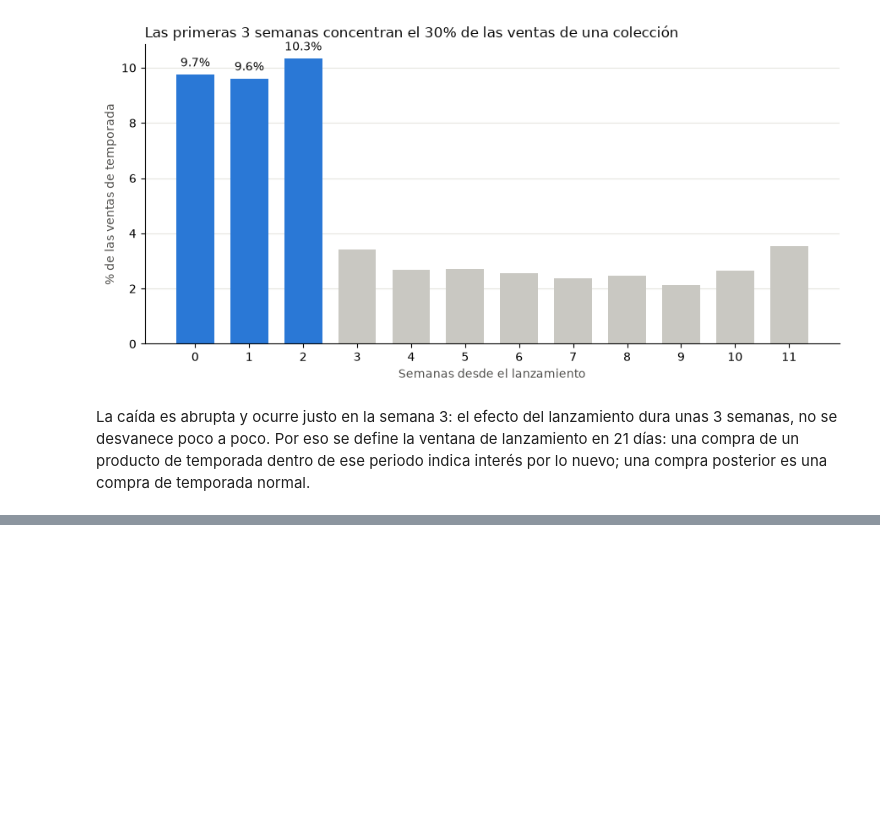
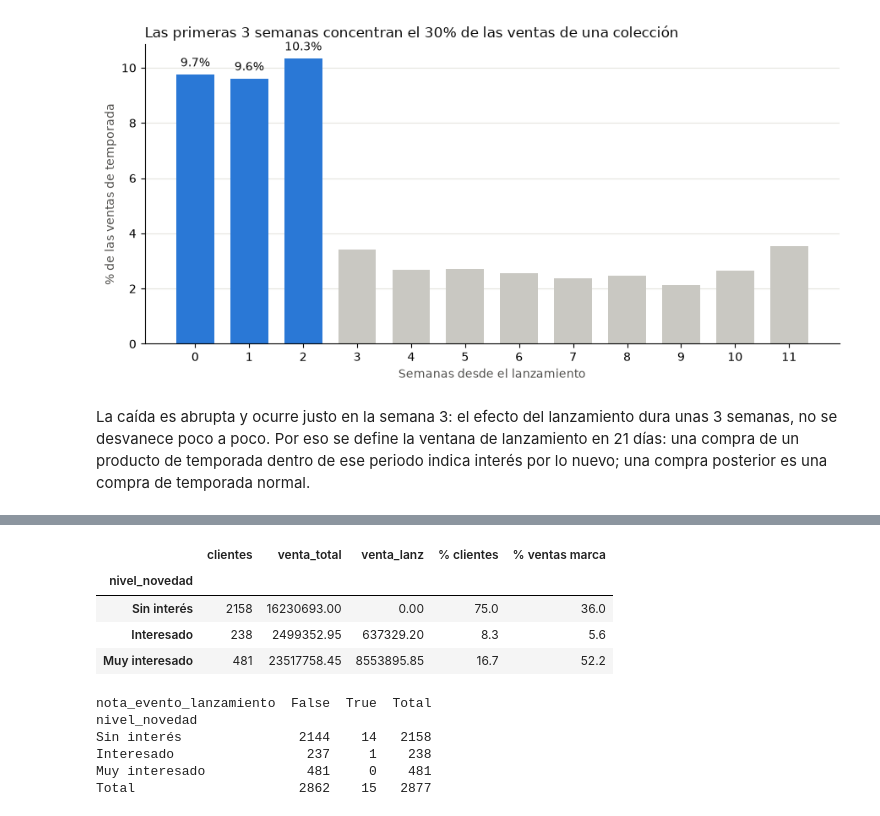
Before and after one commit to Edmh1/retail-customer-analytics, a Jupyter notebook: notebooks/02_analisis.ipynb, the cells around one changed output, grey strips where cells are left out. Cells and saved outputs as stored; diff of their text form; code cells hidden in the pictures; blank space fills up the shorter version.

Commit message:
feat: identificar clientes interesados en nuevas colecciones

```diff
--- a/notebooks/02_analisis.ipynb
+++ b/notebooks/02_analisis.ipynb
@@ -197,0 +209,38 @@ La caída es abrupta y ocurre justo en la semana 3: el efecto del lanzamiento du
+# %%
+VENTANA_DIAS = 21
+
+col = ventas_cli[ventas_cli["coleccion_valida"] & (ventas_cli["coleccion"] != "BASICOS")].copy()
+col["compra_lanzamiento"] = (col["dias_desde_lanz"] >= 0) & (col["dias_desde_lanz"] < VENTANA_DIAS)
+
+# Por cliente: en cuántos lanzamientos compró y cuánto gastó en ellos
+lanz = (col[col["compra_lanzamiento"]].groupby("customer_id")
+        .agg(colecciones_lanz=("coleccion", "nunique"), venta_lanz=("venta_neta", "sum")))
+
+clientes = ventas_cli.groupby("customer_id").agg(venta_total=("venta_neta", "sum"))
+clientes = clientes.join(lanz).fillna({"colecciones_lanz": 0, "venta_lanz": 0})
+
+clientes["nivel_novedad"] = pd.cut(clientes["colecciones_lanz"], bins=[-1, 0, 1, float("inf")],
+                                   labels=["Sin interés", "Interesado", "Muy interesado"])
+
+resumen_q1 = (clientes.groupby("nivel_novedad", observed=True)
+              .agg(clientes=("venta_total", "size"), venta_total=("venta_total", "sum"), venta_lanz=("venta_lanz", "sum")))
+resumen_q1["% clientes"] = (resumen_q1["clientes"] / resumen_q1["clientes"].sum() * 100).round(1)
+resumen_q1["% ventas marca"] = (resumen_q1["venta_total"] / total_marca * 100).round(1)
+resumen_q1
+# %% [output]
+|  | clientes | venta_total | venta_lanz | % clientes | % ventas marca |
+| nivel_novedad |  |  |  |  |  |
+| Sin interés | 2158 | 16230693.00 | 0.00 | 75.0 | 36.0 |
+| Interesado | 238 | 2499352.95 | 637329.20 | 8.3 | 5.6 |
+| Muy interesado | 481 | 23517758.45 | 8553895.85 | 16.7 | 52.2 |
+# %%
+validacion = clientes.join(customers.set_index("customer_id")[["nota_evento_lanzamiento"]])
+print(pd.crosstab(validacion["nivel_novedad"], validacion["nota_evento_lanzamiento"],
+                  margins=True, margins_name="Total"))
+# %% [output]
+nota_evento_lanzamiento  False  True  Total
+nivel_novedad
+Sin interés               2144    14   2158
+Interesado                 237     1    238
+Muy interesado             481     0    481
+Total                     2862    15   2877
```
Also changed, not shown: parts of 5 cells of this notebook.
